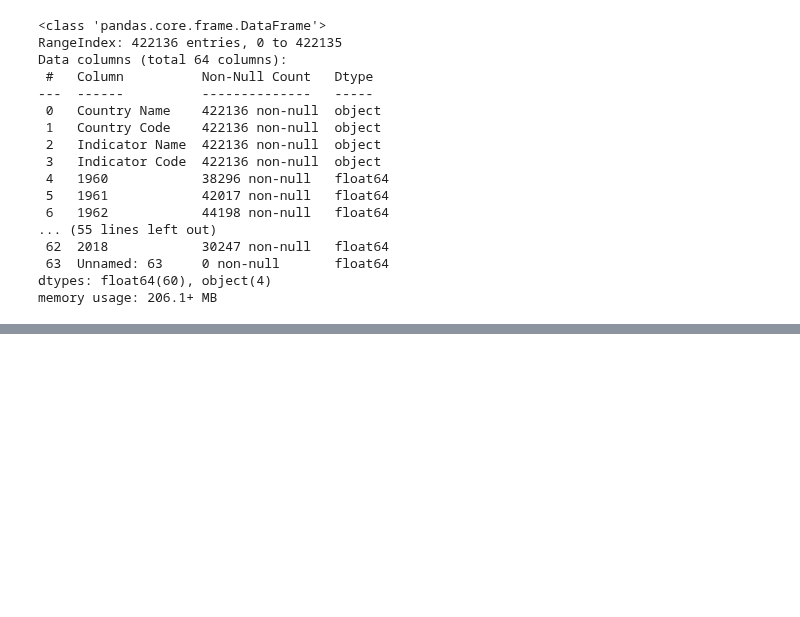
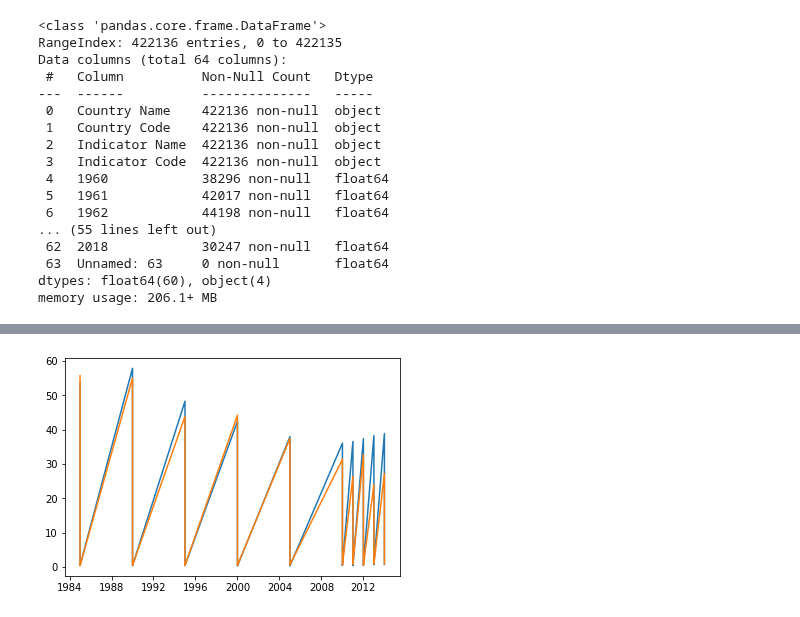
Before and after one commit to 281clo/World_Development_Mental_Health_Acquisition, a Jupyter notebook: Data_Preprocessing.ipynb, the cells around one changed output, grey strips where cells are left out. Saved outputs shown, nothing was run; the diff lists cells and outputs as text; code cells hidden in the pictures; blank space fills up the shorter version.

```diff
--- a/Data_Preprocessing.ipynb
+++ b/Data_Preprocessing.ipynb
@@ -50,4 +78,7 @@ ratedf = ratedf.rename(columns = {'country':'Country', 'year':'Year'})
 ratedf['Year'] = ratedf['Year'].astype(str)
 ratedf['Year'] = pd.to_datetime(ratedf['Year'])
 ratedf = ratedf.drop(columns=['country-year'])
-# ratedf = ratedf.set_index(['Country', 'Year'])
+ratedf.dropna(inplace=True)
+# ratedf.set_index(['Country', 'Year'], inplace=True)
+ratedf.drop(columns=[' gdp_for_year ($) '], inplace=True)
+ratedf = pd.get_dummies(ratedf, prefix=['sex', 'age', 'generation'], columns=['sex', 'age', 'generation'])
@@ -320 +394,11 @@ cleandf[(cleandf['IndicatorName'] == 'GDP per capita (current US$)') & (cleandf[
+# %%
+ratedf.set_index('Year', inplace=True)
+south_a = ratedf[(ratedf.Country == 'Argentina')|(ratedf.Country == 'Bolivia')|(ratedf.Country == 'Brazil')|(ratedf.Country == 'Chile')|(ratedf.Country == 'Colombia')|(ratedf.Country == 'Ecuador')|(ratedf.Country == 'Guyana')|(ratedf.Country == 'Paraguay')|(ratedf.Country == 'Suriname')|(ratedf.Country == 'Peru')|(ratedf.Country == 'Uruguay')|(ratedf.Country == 'Venezuela')]
+argentina = ratedf[(ratedf.Country == 'Argentina')]
+bolivia = ratedf[(ratedf.Country == 'Bolivia')]
+brazil = ratedf[(ratedf.Country == 'Braziil')]
+chile = ratedf[(ratedf.Country == 'Chile')]
+colombia = ratedf[(ratedf.Country == 'Colombia')]
+Ecuador = ratedf[(ratedf.Country == 'Ecuador')]
+usa = ratedf[(ratedf.Country == 'United States')]
 # %%
@@ -337,0 +408,6 @@ happydf
+# %%
+plt.plot(usa['suicides/100k pop'])
+plt.plot(argentina['suicides/100k pop'])
+plt.plot(bolivia['suicides/100k pop']);
+# %% [output]
+[figure, added]
```
Also changed, not shown: parts of 39 cells of this notebook, 2 other files.
